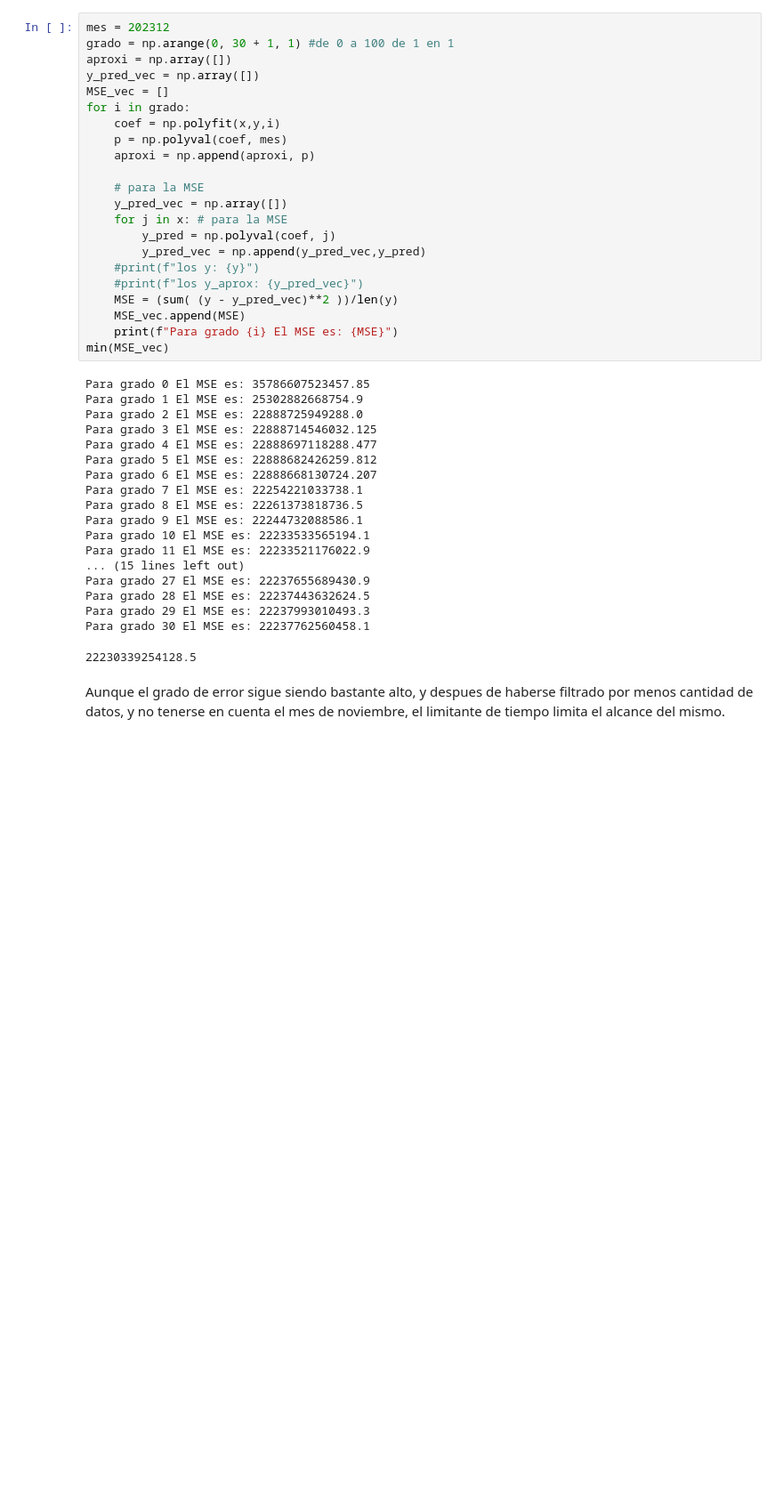
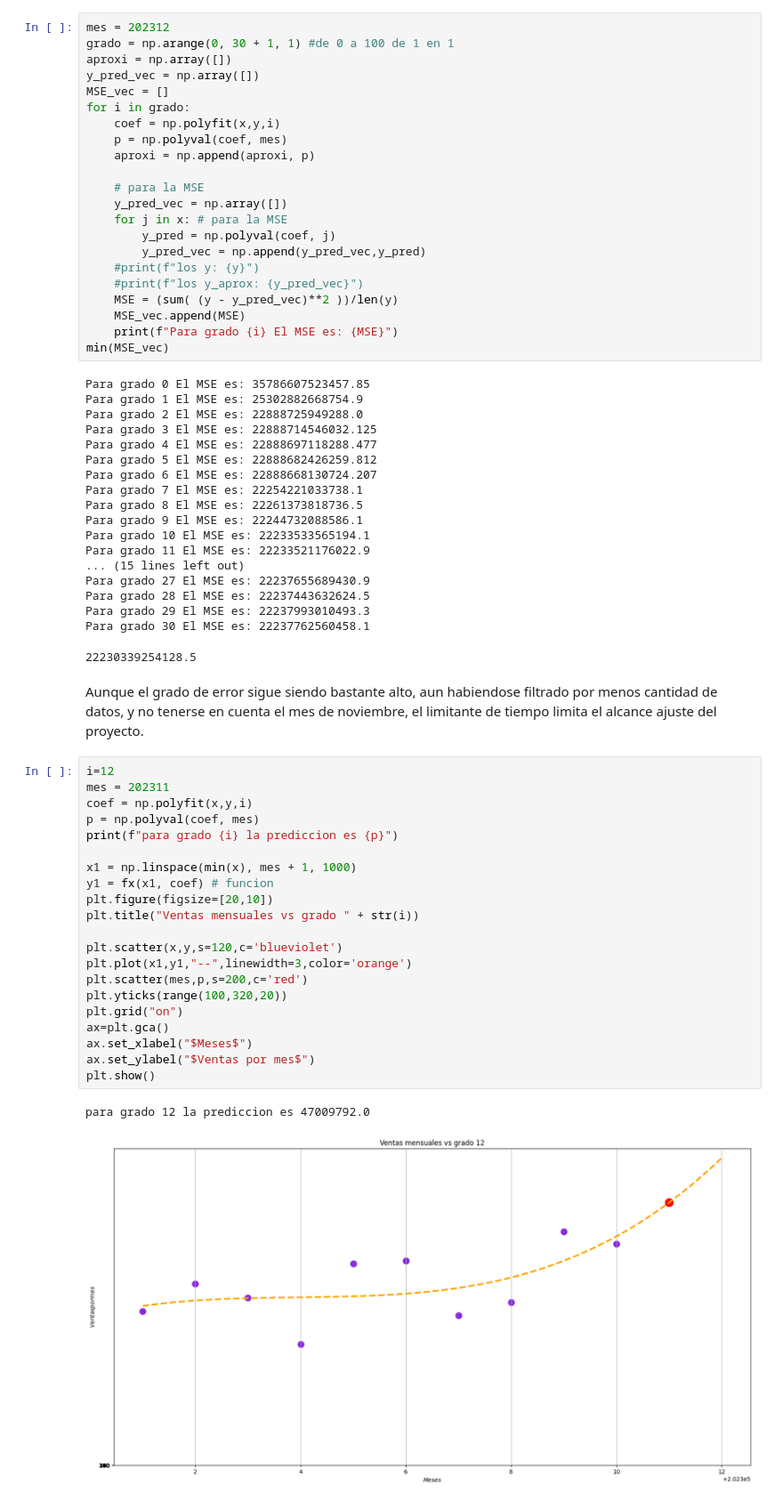
Before and after one commit to estefania312/proyecto_final, a Jupyter notebook: ventasV2.ipynb, the cells around one changed output. Shown at 89% size. Saved outputs shown, nothing was run; the diff lists cells and outputs as text; blank space fills up the shorter version.

```diff
--- a/ventasV2.ipynb
+++ b/ventasV2.ipynb
@@ -708,4 +708,28 @@ Para grado 29 El MSE es: 22237993010493.3
 Para grado 30 El MSE es: 22237762560458.1
 22230339254128.5
 # %% [markdown]
-Aunque el grado de error sigue siendo bastante alto, y despues de haberse filtrado por menos cantidad de datos, y no tenerse en cuenta el mes de noviembre, el limitante de tiempo limita el alcance del mismo.
+Aunque el grado de error sigue siendo bastante alto, aun habiendose filtrado por menos cantidad de datos, y no tenerse en cuenta el mes de noviembre, el limitante de tiempo limita el alcance ajuste del proyecto.
+# %%
+i=12
+mes = 202311
+coef = np.polyfit(x,y,i)
+p = np.polyval(coef, mes)
+print(f"para grado {i} la prediccion es {p}")
+
+x1 = np.linspace(min(x), mes + 1, 1000)
+y1 = fx(x1, coef) # funcion
+plt.figure(figsize=[20,10])
+plt.title("Ventas mensuales vs grado " + str(i))
+
+plt.scatter(x,y,s=120,c='blueviolet')
+plt.plot(x1,y1,"--",linewidth=3,color='orange')
+plt.scatter(mes,p,s=200,c='red')
+plt.yticks(range(100,320,20))
+plt.grid("on")
+ax=plt.gca()
+ax.set_xlabel("$Meses$")
+ax.set_ylabel("$Ventas por mes$")
+plt.show()
+# %% [output]
+para grado 12 la prediccion es 47009792.0
+[figure, added]
```
Also changed, not shown: parts of 1 cell of this notebook.
